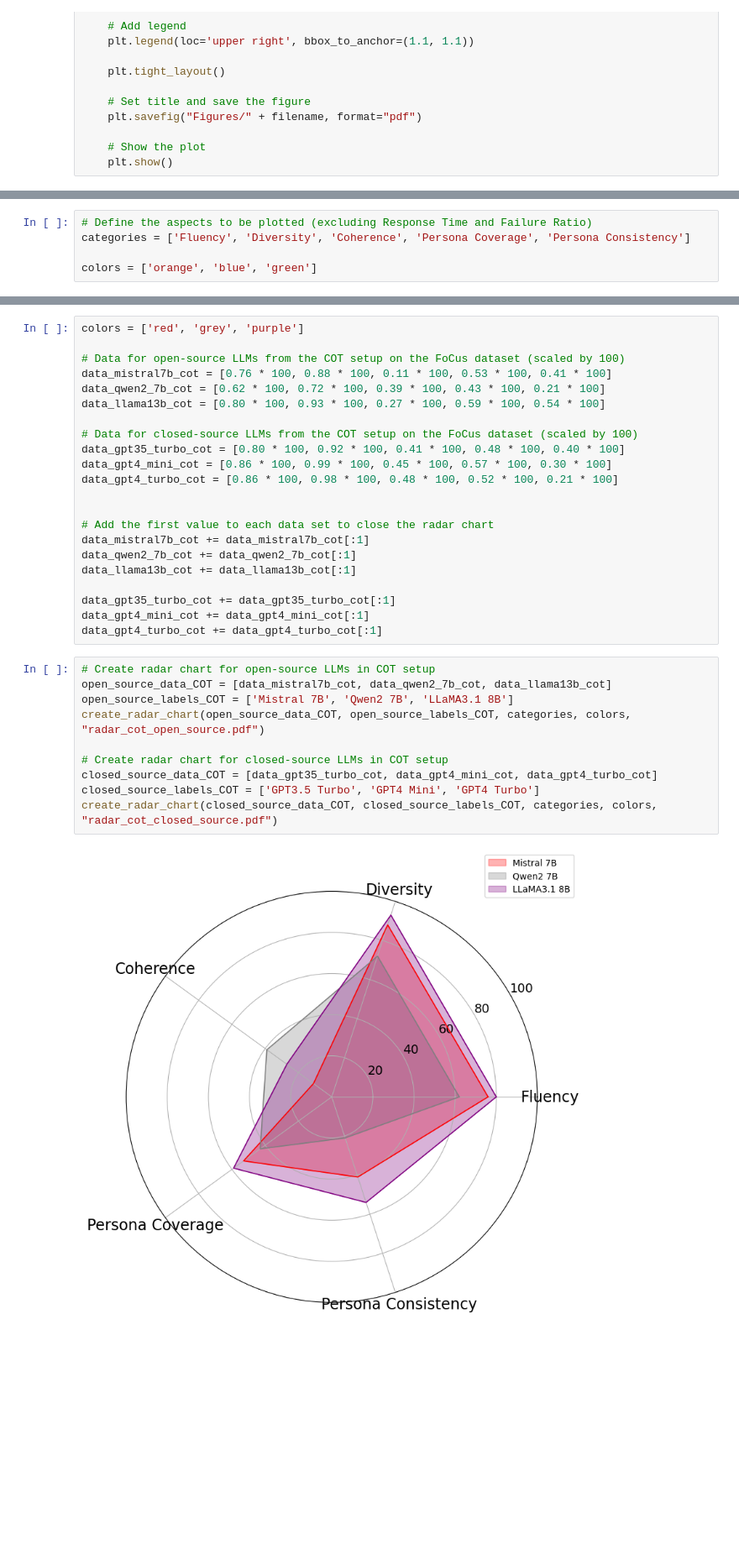
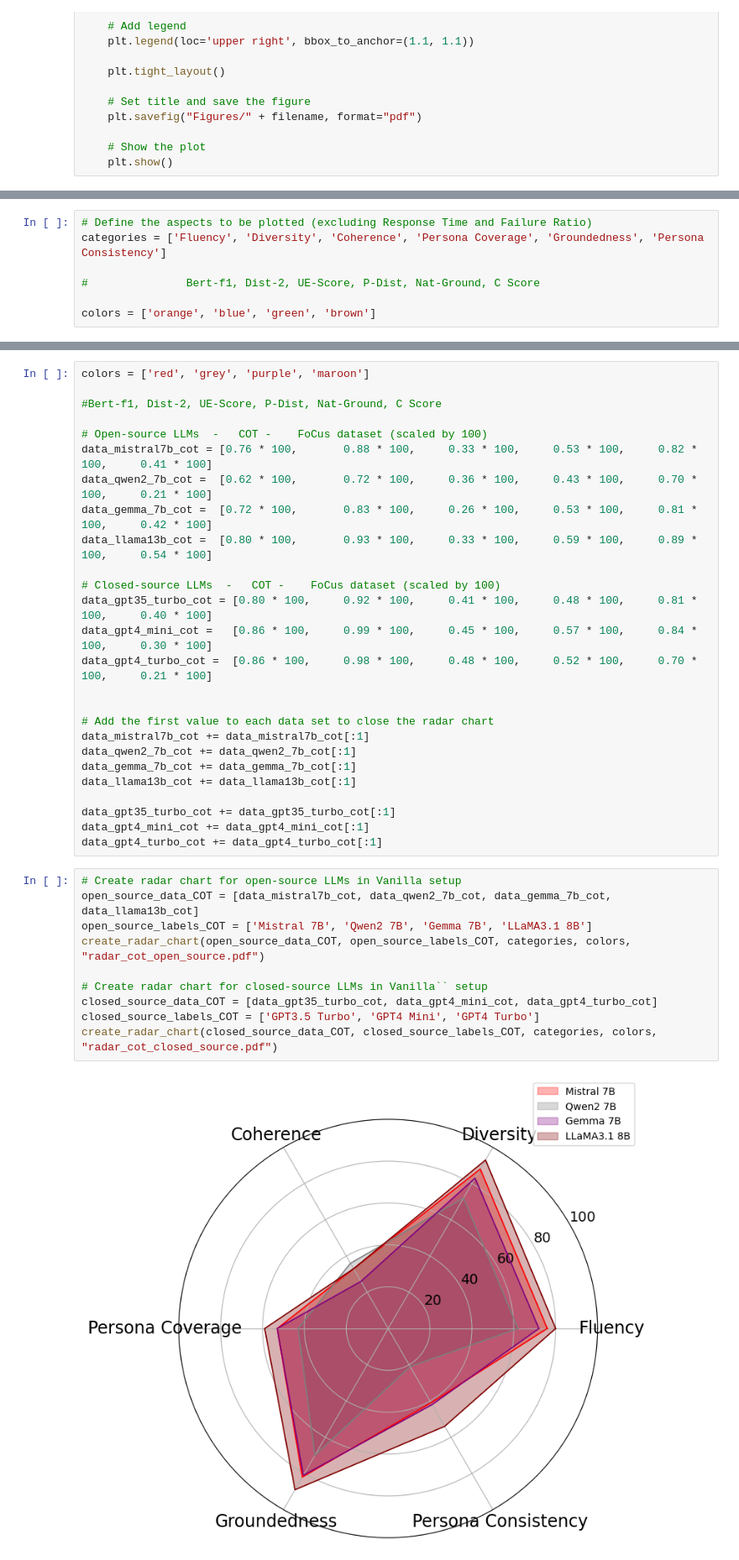
Before and after one commit to salehafzoon/PersoBench, a Jupyter notebook: plots.ipynb, the cells around one changed output, grey strips where cells are left out. Shown at 84% size. Saved outputs shown, nothing was run; the diff lists cells and outputs as text; blank space fills up the shorter version.

```diff
--- a/plots.ipynb
+++ b/plots.ipynb
@@ -205,6 +203,8 @@ def create_radar_chart(data_list, labels, categories, colors, filename):
 # %%
 # Define the aspects to be plotted (excluding Response Time and Failure Ratio)
-categories = ['Fluency', 'Diversity', 'Coherence', 'Persona Coverage', 'Persona Consistency']
+categories = ['Fluency', 'Diversity', 'Coherence', 'Persona Coverage', 'Groundedness', 'Persona Consistency']
 
-colors = ['orange', 'blue', 'green']
+#               Bert-f1, Dist-2, UE-Score, P-Dist, Nat-Ground, C Score
+
+colors = ['orange', 'blue', 'green', 'brown']
 # %%
@@ -243,34 +244,38 @@ create_radar_chart(closed_source_data_vanilla, closed_source_labels_vanilla, cat
 # %%
-colors = ['red', 'grey', 'purple']
+colors = ['red', 'grey', 'purple', 'maroon']
 
-# Data for open-source LLMs from the COT setup on the FoCus dataset (scaled by 100)
-data_mistral7b_cot = [0.76 * 100, 0.88 * 100, 0.11 * 100, 0.53 * 100, 0.41 * 100]
-data_qwen2_7b_cot = [0.62 * 100, 0.72 * 100, 0.39 * 100, 0.43 * 100, 0.21 * 100]
-data_llama13b_cot = [0.80 * 100, 0.93 * 100, 0.27 * 100, 0.59 * 100, 0.54 * 100]
+#Bert-f1, Dist-2, UE-Score, P-Dist, Nat-Ground, C Score
 
-# Data for closed-source LLMs from the COT setup on the FoCus dataset (scaled by 100)
-data_gpt35_turbo_cot = [0.80 * 100, 0.92 * 100, 0.41 * 100, 0.48 * 100, 0.40 * 100]
-data_gpt4_mini_cot = [0.86 * 100, 0.99 * 100, 0.45 * 100, 0.57 * 100, 0.30 * 100]
-data_gpt4_turbo_cot = [0.86 * 100, 0.98 * 100, 0.48 * 100, 0.52 * 100, 0.21 * 100]
+# Open-source LLMs  -   COT -    FoCus dataset (scaled by 100)
+data_mistral7b_cot = [0.76 * 100,       0.88 * 100,     0.33 * 100,     0.53 * 100,     0.82 * 100,     0.41 * 100]
+data_qwen2_7b_cot =  [0.62 * 100,       0.72 * 100,     0.36 * 100,     0.43 * 100,     0.70 * 100,     0.21 * 100]
+data_gemma_7b_cot =  [0.72 * 100,       0.83 * 100,     0.26 * 100,     0.53 * 100,     0.81 * 100,     0.42 * 100]
+data_llama13b_cot =  [0.80 * 100,       0.93 * 100,     0.33 * 100,     0.59 * 100,     0.89 * 100,     0.54 * 100]
+
+# Closed-source LLMs  -   COT -    FoCus dataset (scaled by 100)
+data_gpt35_turbo_cot = [0.80 * 100,     0.92 * 100,     0.41 * 100,     0.48 * 100,     0.81 * 100,     0.40 * 100]
+data_gpt4_mini_cot =   [0.86 * 100,     0.99 * 100,     0.45 * 100,     0.57 * 100,     0.84 * 100,     0.30 * 100]
+data_gpt4_turbo_cot =  [0.86 * 100,     0.98 * 100,     0.48 * 100,     0.52 * 100,     0.70 * 100,     0.21 * 100]
 
 
 # Add the first value to each data set to close the radar chart
 data_mistral7b_cot += data_mistral7b_cot[:1]
 data_qwen2_7b_cot += data_qwen2_7b_cot[:1]
+data_gemma_7b_cot += data_gemma_7b_cot[:1]
 data_llama13b_cot += data_llama13b_cot[:1]
 
 data_gpt35_turbo_cot += data_gpt35_turbo_cot[:1]
 data_gpt4_mini_cot += data_gpt4_mini_cot[:1]
 data_gpt4_turbo_cot += data_gpt4_turbo_cot[:1]
 # %%
-# Create radar chart for open-source LLMs in COT setup
-open_source_data_COT = [data_mistral7b_cot, data_qwen2_7b_cot, data_llama13b_cot]
-open_source_labels_COT = ['Mistral 7B', 'Qwen2 7B', 'LLaMA3.1 8B']
+# Create radar chart for open-source LLMs in Vanilla setup
+open_source_data_COT = [data_mistral7b_cot, data_qwen2_7b_cot, data_gemma_7b_cot, data_llama13b_cot]
+open_source_labels_COT = ['Mistral 7B', 'Qwen2 7B', 'Gemma 7B', 'LLaMA3.1 8B']
 create_radar_chart(open_source_data_COT, open_source_labels_COT, categories, colors, "radar_cot_open_source.pdf")
 
-# Create radar chart for closed-source LLMs in COT setup
+# Create radar chart for closed-source LLMs in Vanilla`` setup
 closed_source_data_COT = [data_gpt35_turbo_cot, data_gpt4_mini_cot, data_gpt4_turbo_cot]
 closed_source_labels_COT = ['GPT3.5 Turbo', 'GPT4 Mini', 'GPT4 Turbo']
 create_radar_chart(closed_source_data_COT, closed_source_labels_COT, categories, colors, "radar_cot_closed_source.pdf")
 # %% [output]
-[figure, old version]
+[figure, new version]
```
Also changed, not shown: parts of 11 cells of this notebook, 8 other files.
